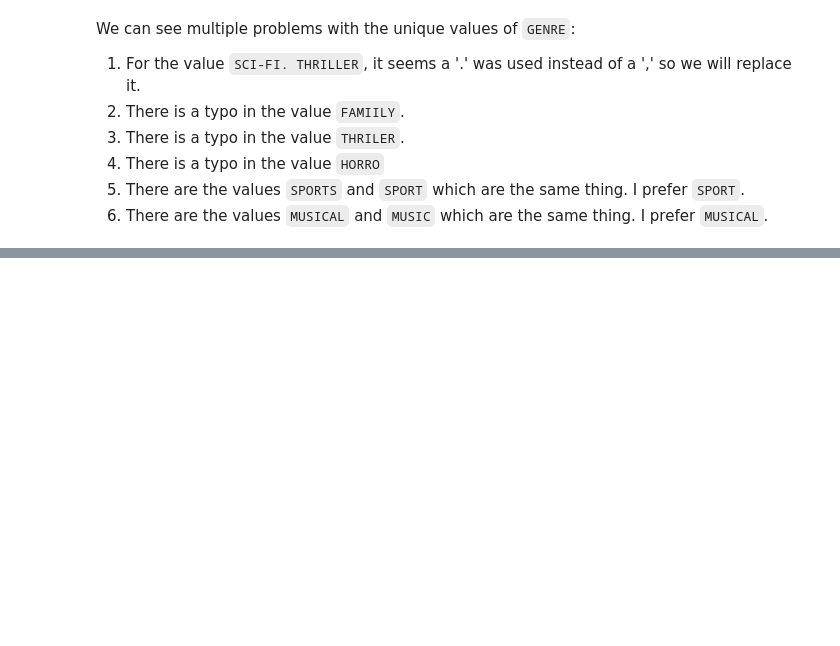
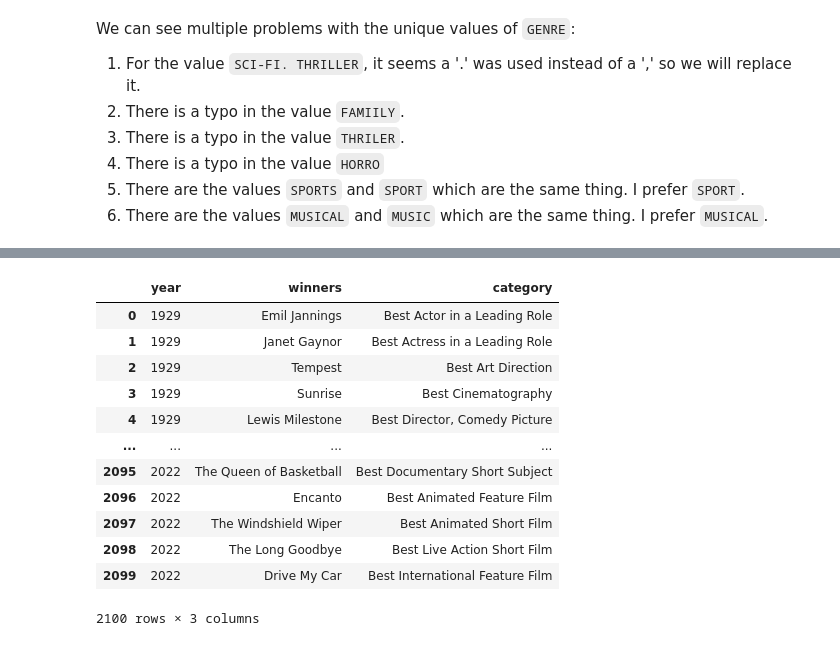
Before and after one commit to NikosGour/Data-Mining-Assignment, a Jupyter notebook: report.ipynb, the cells around one changed output, grey strips where cells are left out. Cells and saved outputs as stored; diff of their text form; code cells hidden in the pictures; blank space fills up the shorter version.

```diff
--- a/report.ipynb
+++ b/report.ipynb
@@ -607,0 +612,17 @@ df.head()
+# %%
+oscars = pd.read_csv("data/oscars.csv")
+oscars
+# %% [output]
+|  | year | winners | category |
+| 0 | 1929 | Emil Jannings | Best Actor in a Leading Role |
+| 1 | 1929 | Janet Gaynor | Best Actress in a Leading Role |
+| 2 | 1929 | Tempest | Best Art Direction |
+| 3 | 1929 | Sunrise | Best Cinematography |
+| 4 | 1929 | Lewis Milestone | Best Director, Comedy Picture |
+| ... | ... | ... | ... |
+| 2095 | 2022 | The Queen of Basketball | Best Documentary Short Subject |
+| 2096 | 2022 | Encanto | Best Animated Feature Film |
+| 2097 | 2022 | The Windshield Wiper | Best Animated Short Film |
+| 2098 | 2022 | The Long Goodbye | Best Live Action Short Film |
+| 2099 | 2022 | Drive My Car | Best International Feature Film |
+2100 rows × 3 columns
```
Also changed, not shown: parts of 8 cells of this notebook, 1 other file.
